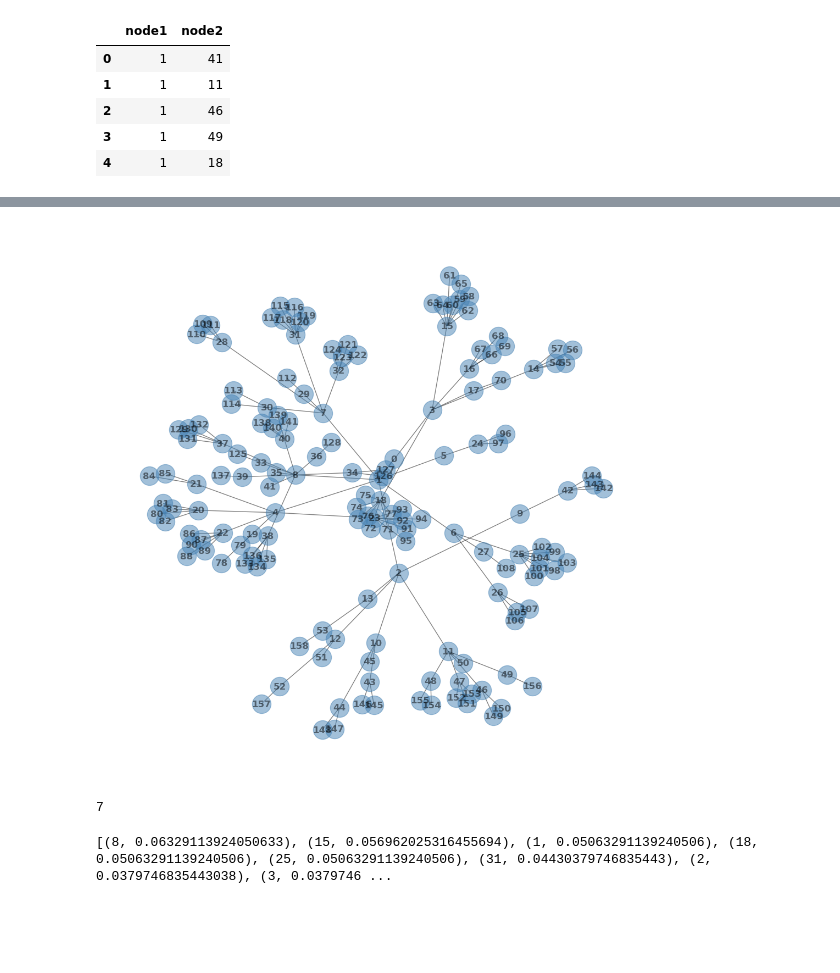
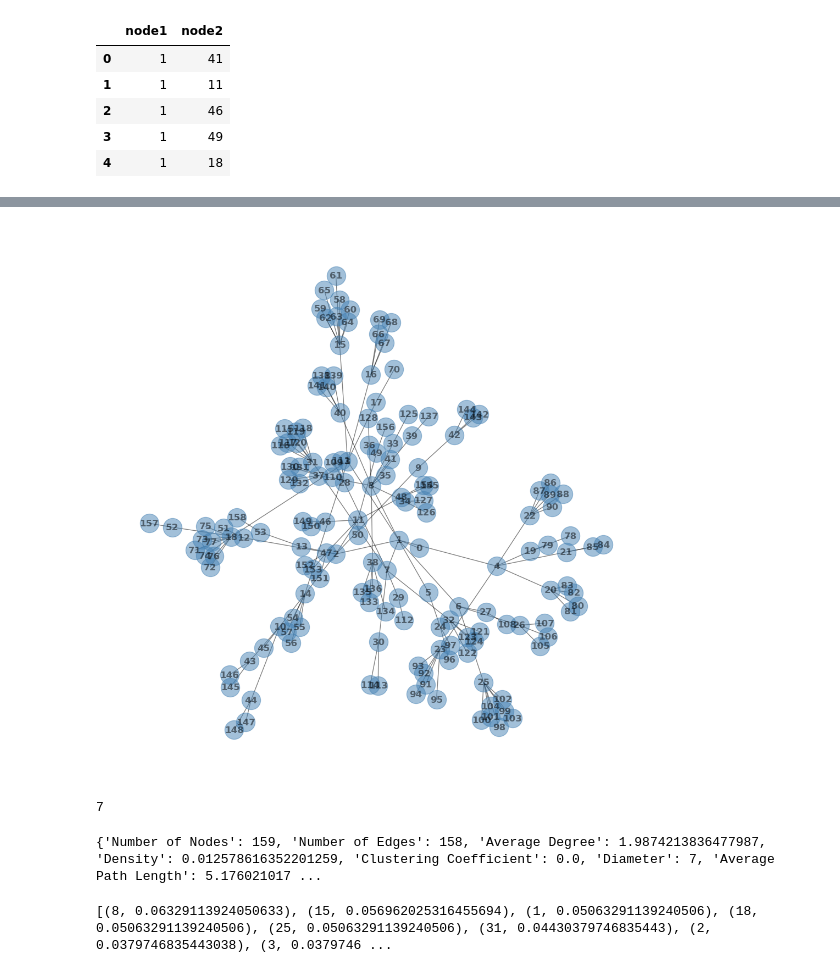
Before and after one commit to moham6839/Data_620_Web_Analytics, a Jupyter notebook: Week_3/Week 3 Assignment_v2.ipynb, the cells around one changed output, grey strips where cells are left out. Cells and saved outputs as stored; diff of their text form; code cells hidden in the pictures; blank space fills up the shorter version.

```diff
--- a/Week_3/Week 3 Assignment_v2.ipynb
+++ b/Week_3/Week 3 Assignment_v2.ipynb
@@ -51,8 +55,7 @@ dolphins_2
 G = nx.Graph(dolphins_2)
 # %%
 random.seed(42)
-nx.draw(dolphins_2, with_labels=True, node_color="steelblue", node_size=600, font_weight='bold',
-        edge_color="black", alpha=0.5)
+nx.draw(dolphins_2, with_labels=True, node_color="steelblue", node_size=600, font_weight='bold', edge_color="black", alpha=0.5)
 # %% [output]
-[figure, old version]
+[figure, new version]
 # %%
@@ -59,6 +63,29 @@ nx.draw(dolphins_2, with_labels=True, node_color="steelblue", node_size=600, fon
 nx.diameter(G)
 # %% [output]
 7
+# %%
+# exploratory data analysis on the dolphin data
+num_nodes = nx.number_of_nodes(G)
+num_edges = nx.number_of_edges(G)
+avg_degree = sum(dict(G.degree()).values()) / num_nodes
+density = nx.density(G)
+clustering_coefficient = nx.average_clustering(G)
+diameter = nx.diameter(G)
+avg_path_length = nx.average_shortest_path_length(G)
+
+# print the stat
+stats = {
+    "Number of Nodes": num_nodes,
+    "Number of Edges": num_edges,
+    "Average Degree": avg_degree,
+    "Density": density,
+    "Clustering Coefficient": clustering_coefficient,
+    "Diameter": diameter,
+    "Average Path Length": avg_path_length,
+}
+print(stats)
+# %% [output]
+{'Number of Nodes': 159, 'Number of Edges': 158, 'Average Degree': 1.9874213836477987, 'Density': 0.012578616352201259, 'Clustering Coefficient': 0.0, 'Diameter': 7, 'Average Path Length': 5.176021017 ...
 # %%
 # Calculate degree centrality
 degree_centrality = nx.degree_centrality(G)
```
Also changed, not shown: parts of 7 cells of this notebook.
